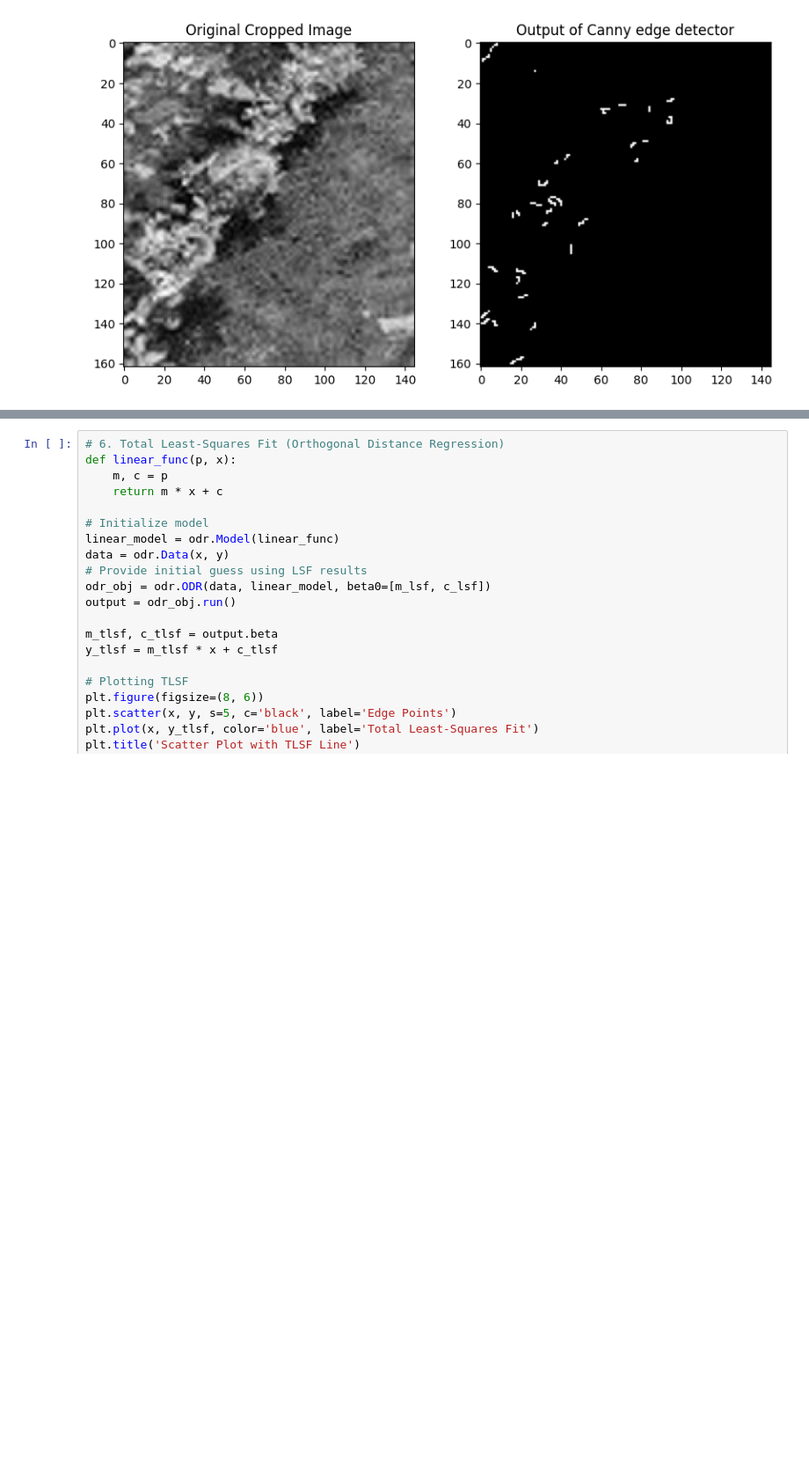
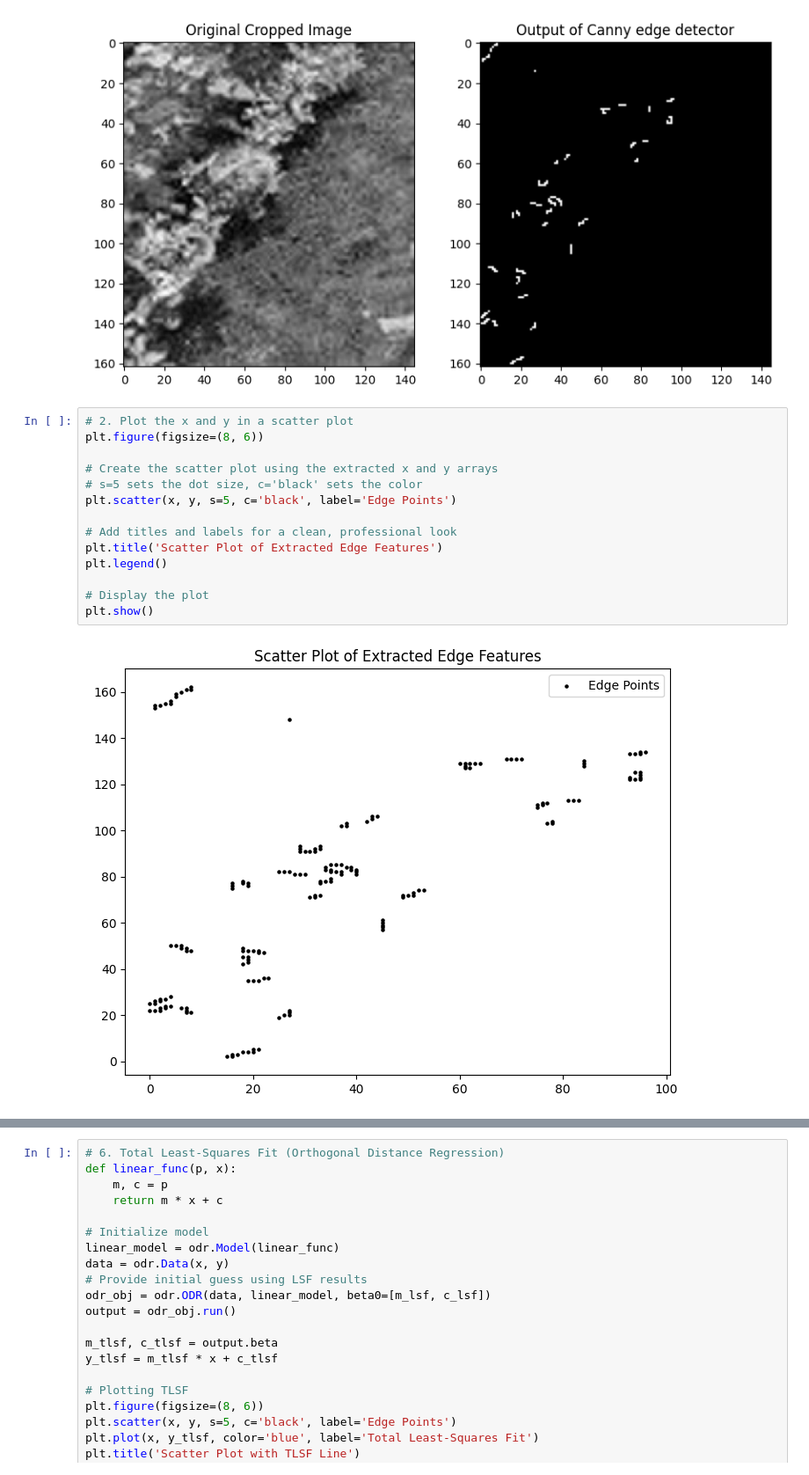
Before and after one commit to kavinduabekoon/GitHub, a Jupyter notebook: Assignmnet_02.ipynb, the cells around one changed output, grey strips where cells are left out. Shown at 88% size. Cells and saved outputs as stored; diff of their text form; blank space fills up the shorter version.

```diff
--- a/Assignmnet_02.ipynb
+++ b/Assignmnet_02.ipynb
@@ -29,4 +29,20 @@ ax[1].set_title('Output of Canny edge detector')
 plt.show()
 # %% [output]
 [figure]
+# %%
+# 2. Plot the x and y in a scatter plot
+plt.figure(figsize=(8, 6))
+
+# Create the scatter plot using the extracted x and y arrays
+# s=5 sets the dot size, c='black' sets the color
+plt.scatter(x, y, s=5, c='black', label='Edge Points')
+
+# Add titles and labels for a clean, professional look
+plt.title('Scatter Plot of Extracted Edge Features')
+plt.legend()
+
+# Display the plot
+plt.show()
+# %% [output]
+[figure, added]
 # %%
```
Also changed, not shown: parts of 2 cells of this notebook.
